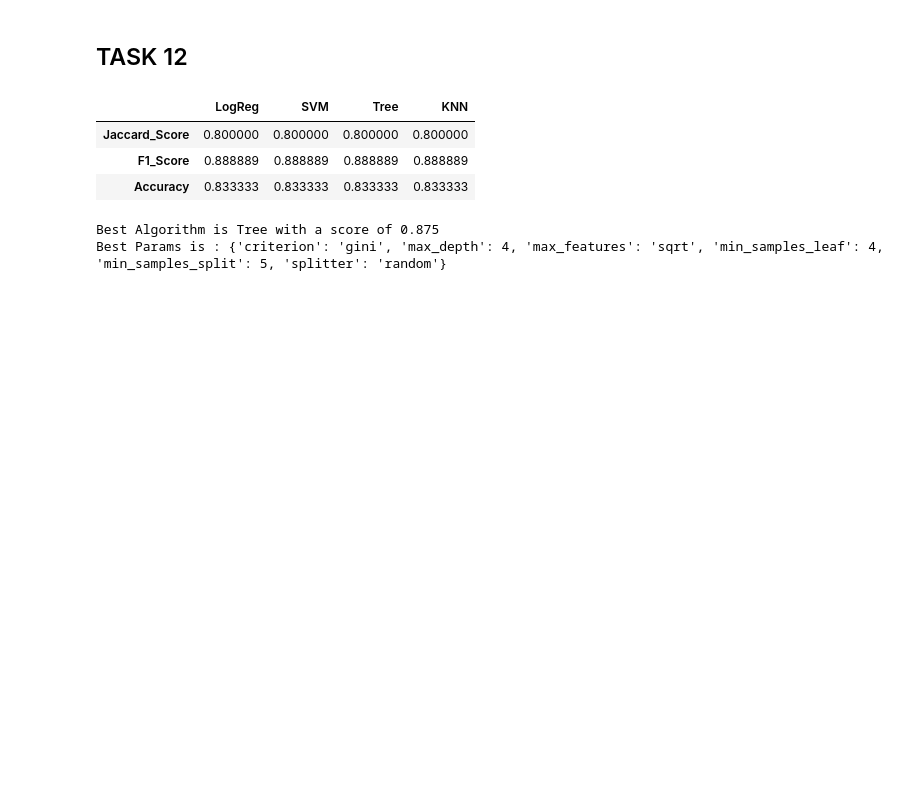
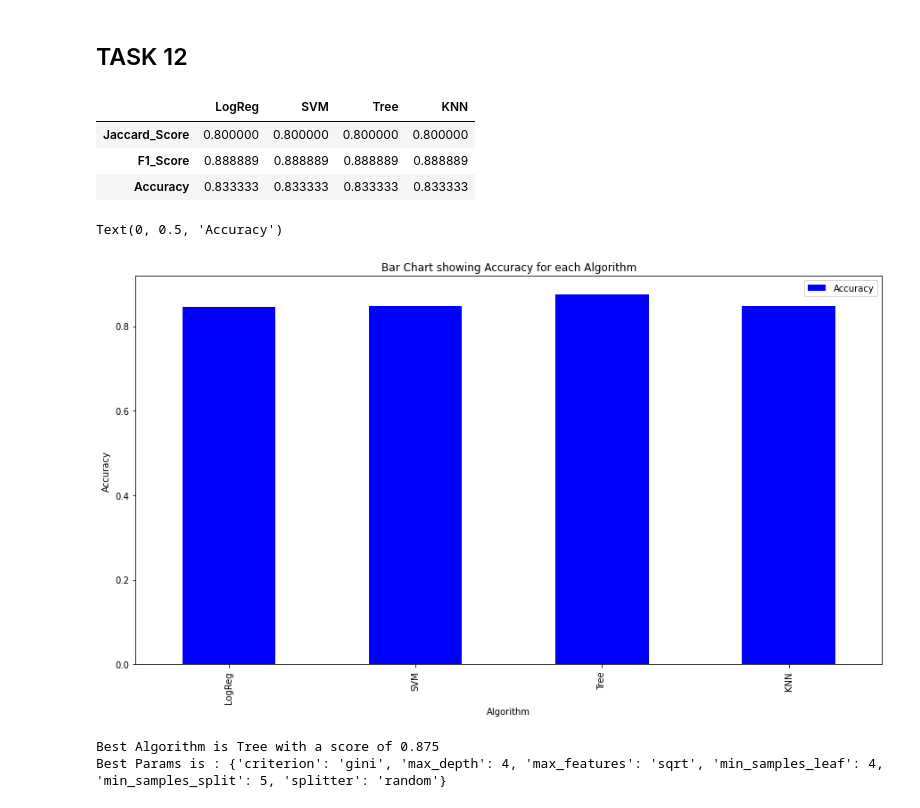
Before and after one commit to sab124/Coursera-IBM-project, a Jupyter notebook: Machine Learning Prediction lab.ipynb, the cells around one changed output. Cells and saved outputs as stored; diff of their text form; code cells hidden in the pictures; blank space fills up the shorter version.

```diff
--- a/Machine Learning Prediction lab.ipynb
+++ b/Machine Learning Prediction lab.ipynb
@@ -360,6 +360,15 @@ scores
 | Jaccard_Score | 0.800000 | 0.800000 | 0.800000 | 0.800000 |
 | F1_Score | 0.888889 | 0.888889 | 0.888889 | 0.888889 |
 | Accuracy | 0.833333 | 0.833333 | 0.833333 | 0.833333 |
+# %%
+graph_data = pd.DataFrame({'Algorithm':['LogReg', 'SVM', 'Tree', 'KNN'],'Accuracy':[logreg_cv.best_score_, svm_cv.best_score_, tree_cv.best_score_, knn_cv.best_score_]})
+
+ax = graph_data.plot(kind='bar', figsize=(15, 8),x='Algorithm', y='Accuracy', color='Blue')
+ax.set_title("Bar Chart showing Accuracy for each Algorithm")
+ax.set_ylabel('Accuracy')
+# %% [output]
+Text(0, 0.5, 'Accuracy')
+[figure, added]
 # %%
 score = {'LogisticRegression':logreg_cv.best_score_,'SVM':svm_cv.best_score_,'KNN':knn_cv.best_score_,'Tree':tree_cv.best_score_}
 bestscore = max(score, key=score.get)
```
